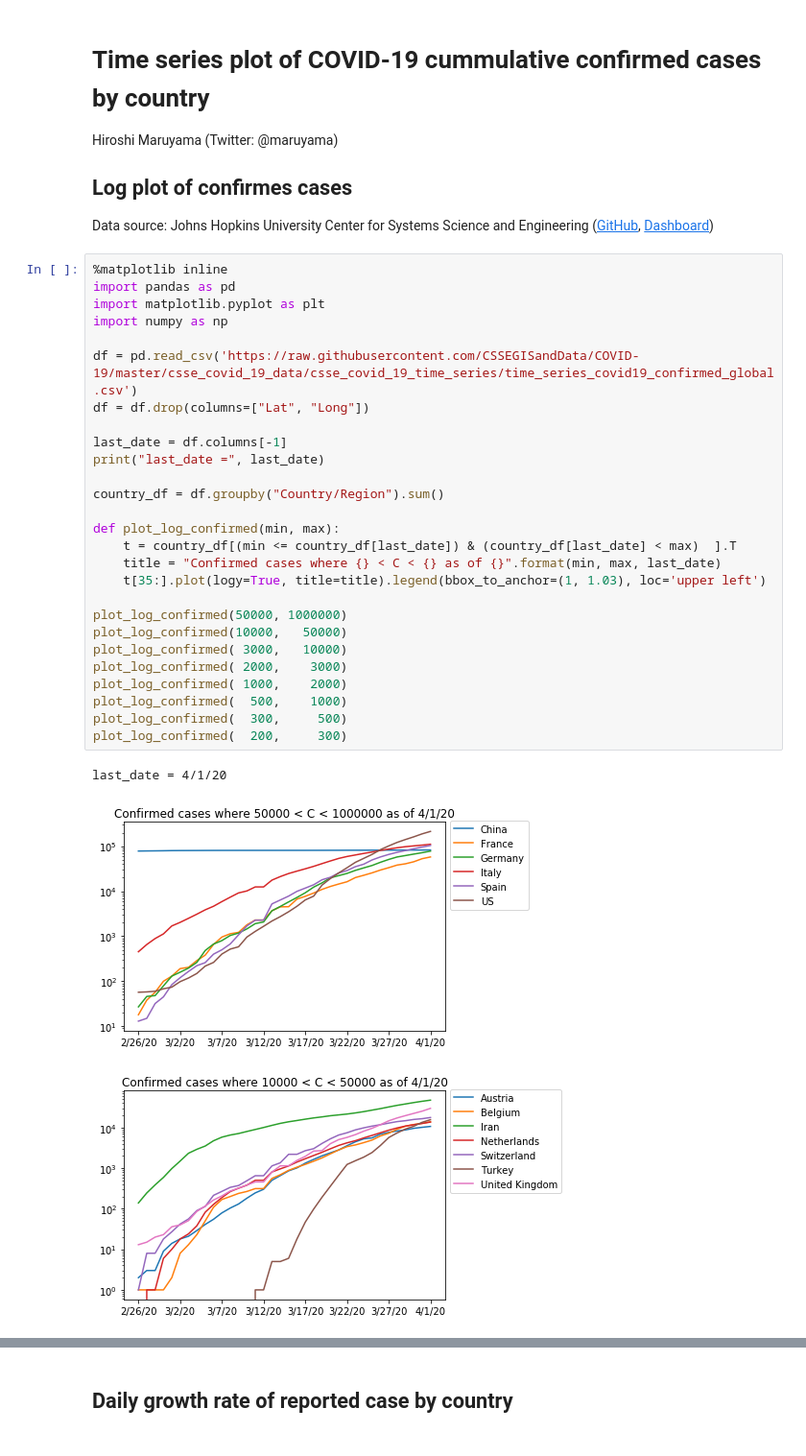
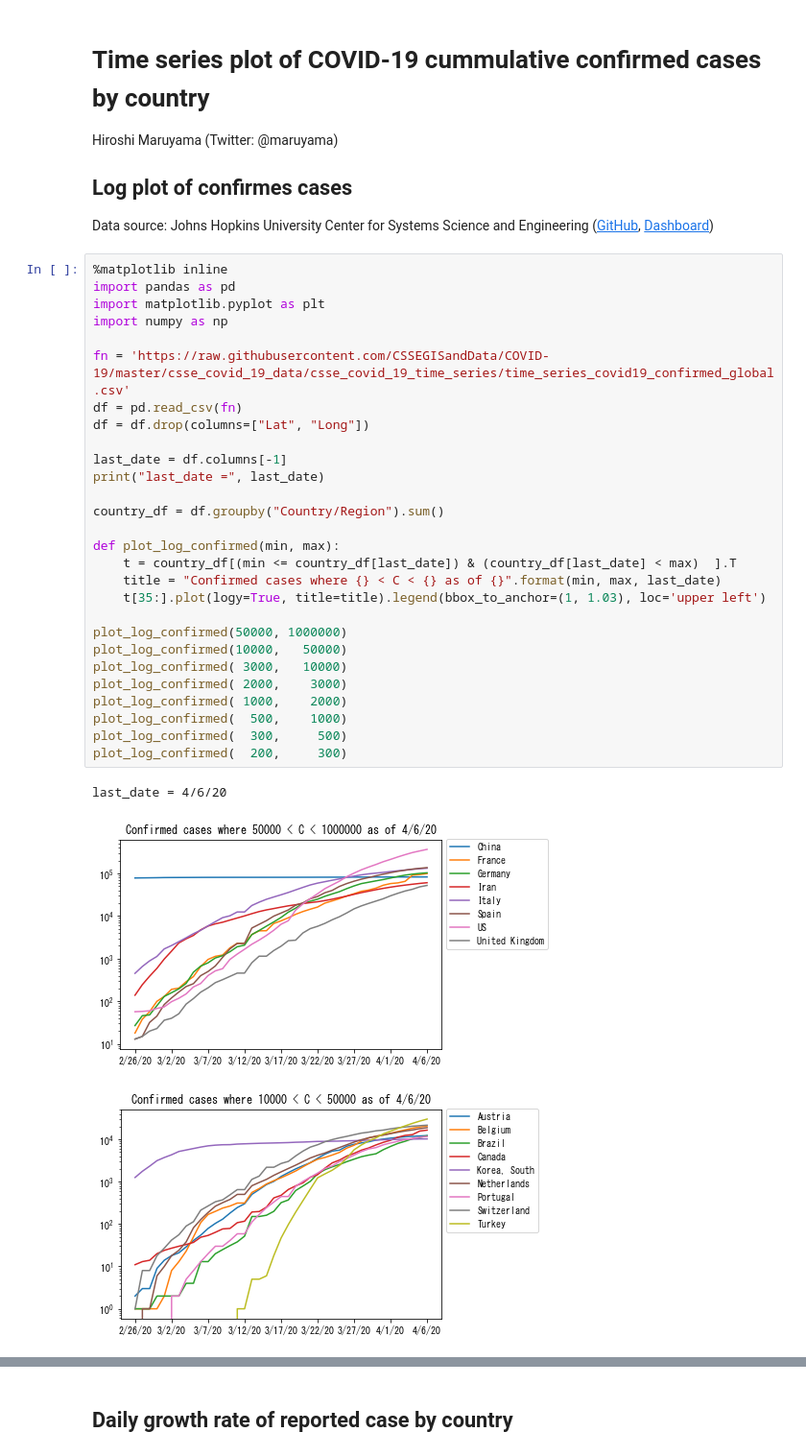
Before and after one commit to personal-hm2/coronavirus_model, a Jupyter notebook: COVID-19 Plot.ipynb, the cells around one changed output, grey strips where cells are left out. Shown: that part at 96% size. Saved outputs shown, nothing was run; the diff lists cells and outputs as text.

```diff
--- a/COVID-19 Plot.ipynb
+++ b/COVID-19 Plot.ipynb
@@ -9,31 +9,32 @@ Data source: Johns Hopkins University Center for Systems Science and Engineering
 # %%
 %matplotlib inline
 import pandas as pd
 import matplotlib.pyplot as plt
 import numpy as np
 
-df = pd.read_csv('https://raw.githubusercontent.com/CSSEGISandData/COVID-19/master/csse_covid_19_data/csse_covid_19_time_series/time_series_covid19_confirmed_global.csv')
+fn = 'https://raw.githubusercontent.com/CSSEGISandData/COVID-19/master/csse_covid_19_data/csse_covid_19_time_series/time_series_covid19_confirmed_global.csv'
+df = pd.read_csv(fn)
 df = df.drop(columns=["Lat", "Long"])
 
 last_date = df.columns[-1]
 print("last_date =", last_date)
 
 country_df = df.groupby("Country/Region").sum()
 
 def plot_log_confirmed(min, max):
     t = country_df[(min <= country_df[last_date]) & (country_df[last_date] < max)  ].T
     title = "Confirmed cases where {} < C < {} as of {}".format(min, max, last_date)
     t[35:].plot(logy=True, title=title).legend(bbox_to_anchor=(1, 1.03), loc='upper left')
 
 plot_log_confirmed(50000, 1000000)
 plot_log_confirmed(10000,   50000)
 plot_log_confirmed( 3000,   10000)
 plot_log_confirmed( 2000,    3000)
 plot_log_confirmed( 1000,    2000)
 plot_log_confirmed(  500,    1000)
 plot_log_confirmed(  300,     500)
 plot_log_confirmed(  200,     300)
 # %% [output]
-last_date = 4/1/20
+last_date = 4/6/20
-[figure, old version]
+[figure, new version]
-[figure, old version]
+[figure, new version]
```
Also changed, not shown: parts of 6 cells of this notebook.
